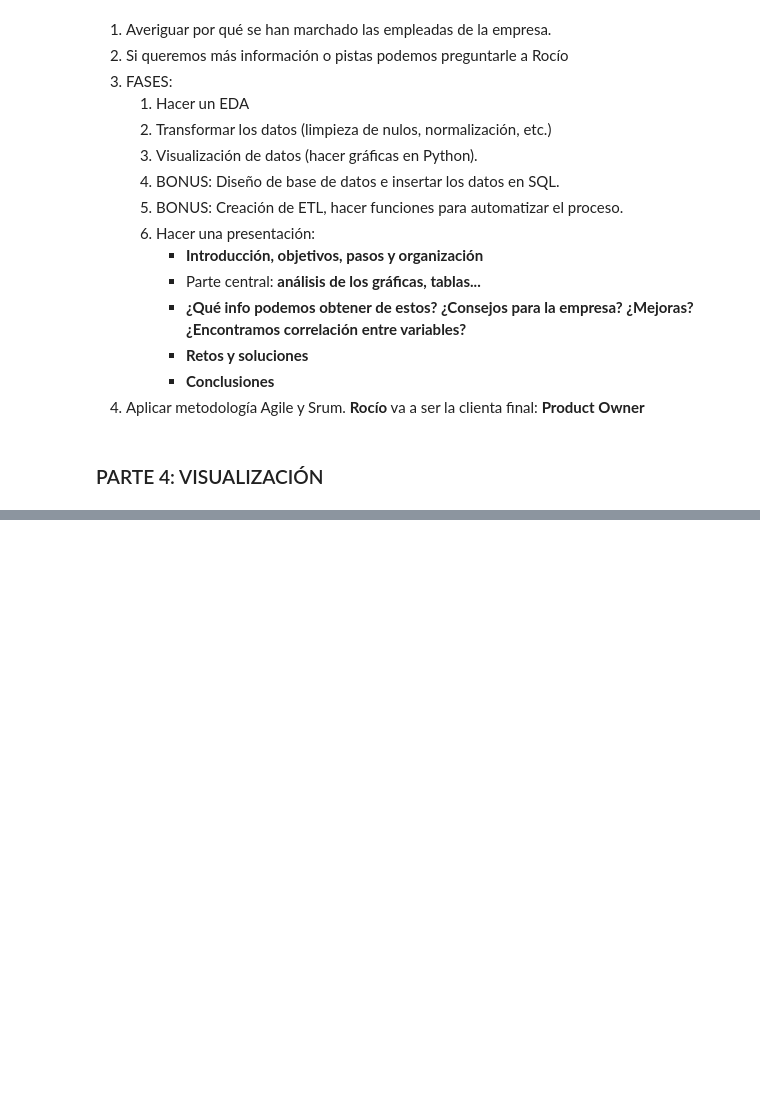
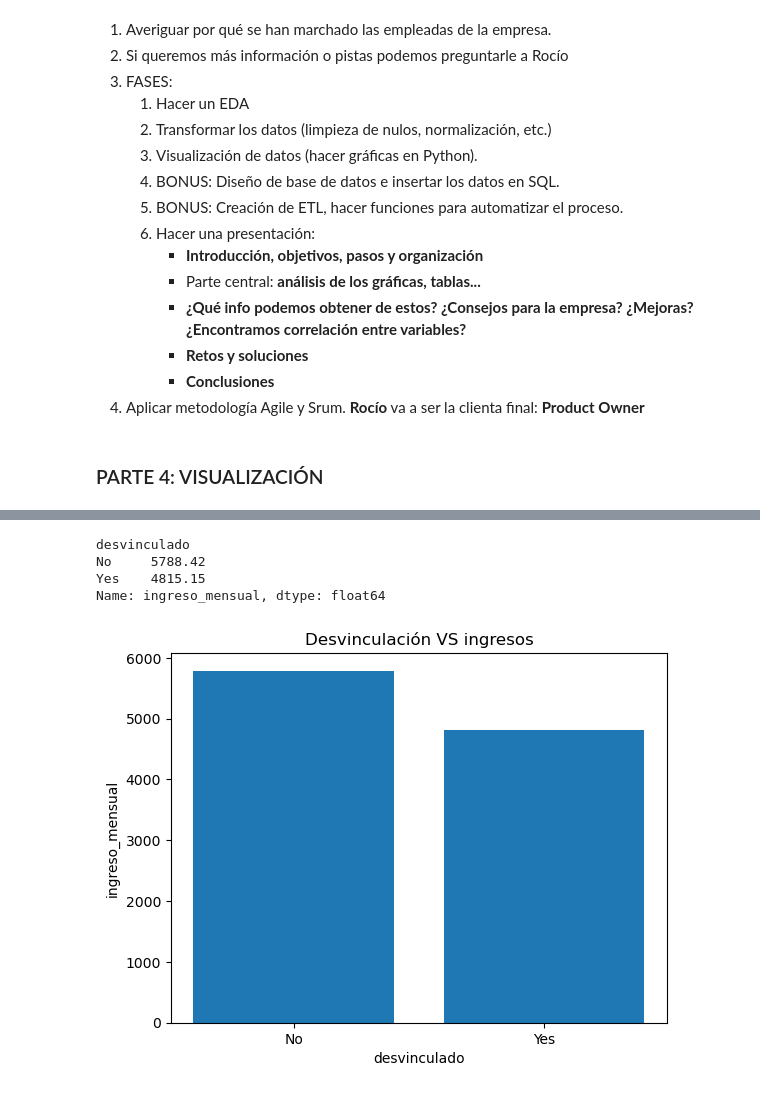
Before and after one commit to SilviaFarled/Modulo-3-Proyecto-Grupo4-Datahoot, a Jupyter notebook: PARTE-4_project-da-promo-52-modulo-3-team-4-VISUALIZACION.ipynb, the cells around one changed output, grey strips where cells are left out. Saved outputs shown, nothing was run; the diff lists cells and outputs as text; code cells hidden in the pictures; blank space fills up the shorter version.

```diff
--- a/PARTE-4_project-da-promo-52-modulo-3-team-4-VISUALIZACION.ipynb
+++ b/PARTE-4_project-da-promo-52-modulo-3-team-4-VISUALIZACION.ipynb
@@ -43,0 +119,16 @@ df.sample(5)
+# %%
+df_ingreso= df.groupby('desvinculado')['ingreso_mensual'].mean().round(2)
+df_ingreso
+# %% [output]
+desvinculado
+No     5788.42
+Yes    4815.15
+Name: ingreso_mensual, dtype: float64
+# %%
+plt.bar(x=df_ingreso.index, height=df_ingreso.values)
+plt.xlabel('desvinculado')
+plt.ylabel('ingreso_mensual')
+plt.title('Desvinculación VS ingresos')
+plt.show()
+# %% [output]
+[figure, added]
```
Also changed, not shown: parts of 9 cells of this notebook.
